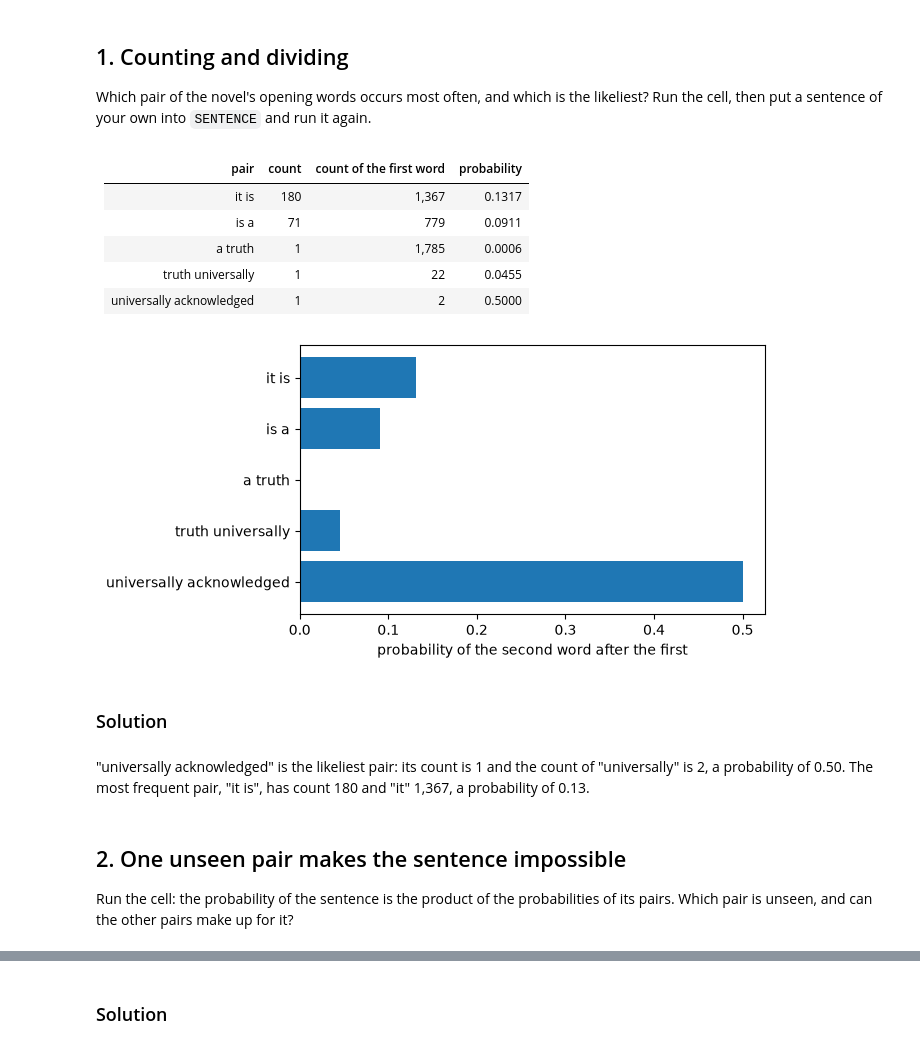
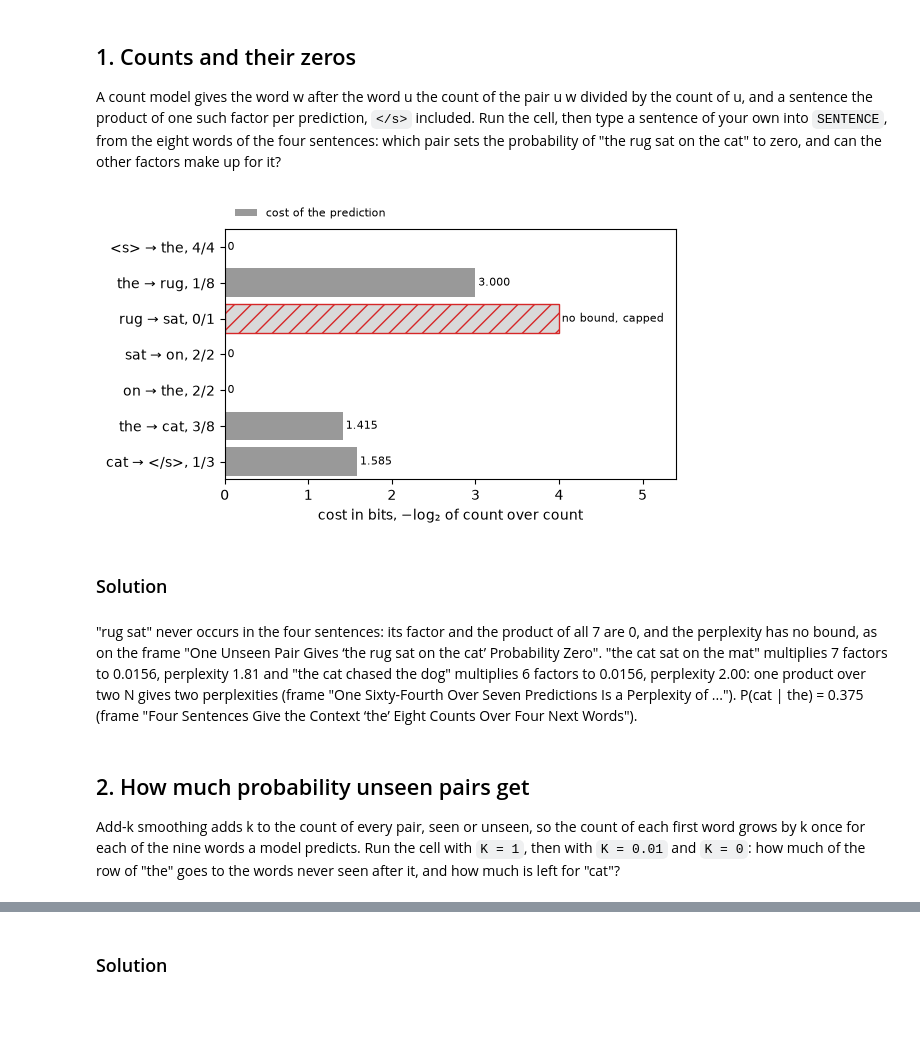
Before and after one commit to josterri/predicting-the-next-words-notebooks, a Jupyter notebook: ch03_workbook.ipynb, the cells around one changed output, grey strips where cells are left out. Drawn from its saved outputs; the diff is of its cells as text; code cells hidden in the pictures; blank space fills up the shorter version.

```diff
--- a/ch03_workbook.ipynb
+++ b/ch03_workbook.ipynb
@@ -126,36 +159,41 @@ display(Markdown(f"{len(chapters)} chapters: the first {n_train} train the model
 # %% [markdown]
-## 1. Counting and dividing
+## 1. Counts and their zeros
 
-Which pair of the novel's opening words occurs most often, and which is the
-likeliest? Run the cell, then put a sentence of your own into `SENTENCE` and
-run it again.
+A count model gives the word w after the word u the count of the pair u w
+divided by the count of u, and a sentence the product of one such factor per
+prediction, `</s>` included. Run the cell, then type a sentence of your own
+into `SENTENCE`, from the eight words of the four sentences: which pair sets
+the probability of "the rug sat on the cat" to zero, and can the other factors
+make up for it?
 # %%
-SENTENCE = "it is a truth universally acknowledged"
-show(pair_rows(SENTENCE))
+SENTENCE = "the rug sat on the cat"
+rows = sentence(SENTENCE, "SENTENCE")
+cost = [math.log2(C[u] / pairs[u, w]) if pairs[u, w] else None for u, w in rows]
+show_bars([f"{u} → {w}, {pairs[u, w]}/{C[u]}" for u, w in rows],
+          "cost in bits, −log₂ of count over count", {"cost of the prediction": cost})
 # %% [output]
-| pair | count | count of the first word | probability |
-| --- | ---: | ---: | ---: |
-| it is | 180 | 1,367 | 0.1317 |
-| is a | 71 | 779 | 0.0911 |
-| a truth | 1 | 1,785 | 0.0006 |
-| truth universally | 1 | 22 | 0.0455 |
-| universally acknowledged | 1 | 2 | 0.5000 |
-[figure, old version]
+[figure, new version]
 # %% [markdown]
 ### Solution
 # %%
-rows = pair_rows(SENTENCE)
-p, c, c1, q = max(rows, key=lambda r: r[3])
-t, tc, tc1, tq = max(rows, key=lambda r: r[1])
-display(Markdown(f"\"{p}\" is the likeliest pair: its count is {c:,} and the count of \"{p.split()[0]}\" is {c1:,}, "
-                 f"a probability of {q:.2f}. The most frequent pair, \"{t}\", has count {tc:,} and \"{t.split()[0]}\" "
-                 f"{tc1:,}, a probability of {tq:.2f}."))
+rows = sentence(SENTENCE, "SENTENCE")
+zero = [f"{u} {w}" for u, w in rows if not pairs[u, w]]
+refs = {s: sentence(s, "") for s in ("the cat sat on the mat", "the cat chased the dog")}
+display(Markdown(
+    (f'"{zero[0]}" never occurs in the four sentences: its factor and the product of all {len(rows)} are 0, and the perplexity has '
+     'no bound, as on the frame "One Unseen Pair Gives ‘the rug sat on the cat’ Probability Zero". ' if zero else
+     f"Every pair occurs: perplexity {perplexity(rows, addk):.2f}. ") + " and ".join(f'"{s}" multiplies {len(x)} factors to '
+    f"{math.prod(addk(u, w) for u, w in x):.4f}, perplexity {perplexity(x, addk):.2f}" for s, x in refs.items())
+    + ': one product over two N gives two perplexities (frame "One Sixty-Fourth Over Seven Predictions Is a Perplexity of ..."). '
+    f'P(cat | the) = {addk("the", "cat"):.3f} (frame "Four Sentences Give the Context ‘the’ Eight Counts Over Four Next Words").'))
 # %% [output]
-"universally acknowledged" is the likeliest pair: its count is 1 and the count of "universally" is 2, a probability of 0.50. The most frequent pair, "it is", has count 180 and "it" 1,367, a probability of 0.13.
+"rug sat" never occurs in the four sentences: its factor and the product of all 7 are 0, and the perplexity has no bound, as on the frame "One Unseen Pair Gives ‘the rug sat on the cat’ Probability Zero". "the cat sat on the mat" multiplies 7 factors to 0.0156, perplexity 1.81 and "the cat chased the dog" multiplies 6 factors to 0.0156, perplexity 2.00: one product over two N gives two perplexities (frame "One Sixty-Fourth Over Seven Predictions Is a Perplexity of ..."). P(cat | the) = 0.375 (frame "Four Sentences Give the Context ‘the’ Eight Counts Over Four Next Words").
 # %% [markdown]
-## 2. One unseen pair makes the sentence impossible
+## 2. How much probability unseen pairs get
 
-Run the cell: the probability of the sentence is the product of the
-probabilities of its pairs. Which pair is unseen, and can the other pairs make
-up for it?
+Add-k smoothing adds k to the count of every pair, seen or unseen, so the
+count of each first word grows by k once for each of the nine words a model
+predicts. Run the cell with `K = 1`, then with `K = 0.01` and `K = 0`: how
+much of the row of "the" goes to the words never seen after it, and how much
+is left for "cat"?
 # %%
```
Also changed, not shown: parts of 12 cells of this notebook, 2 other files.
